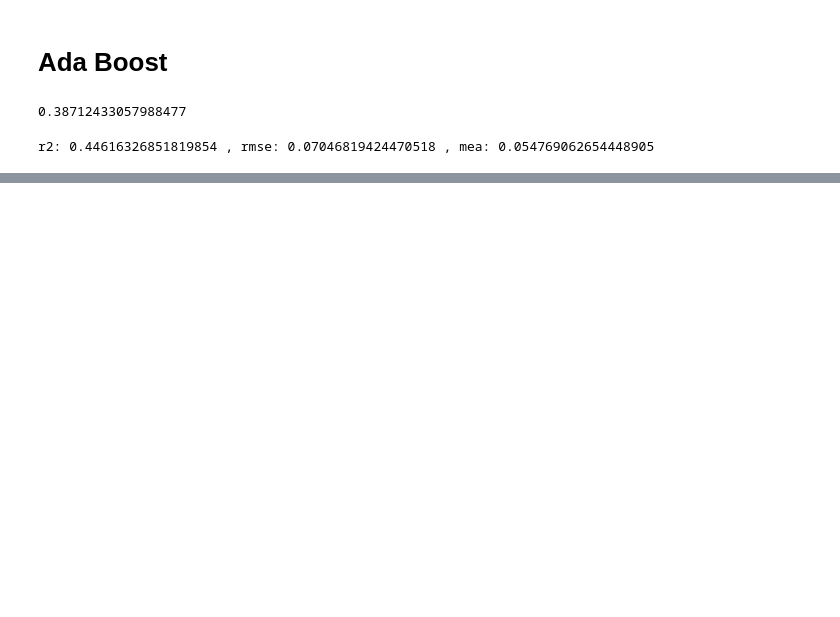
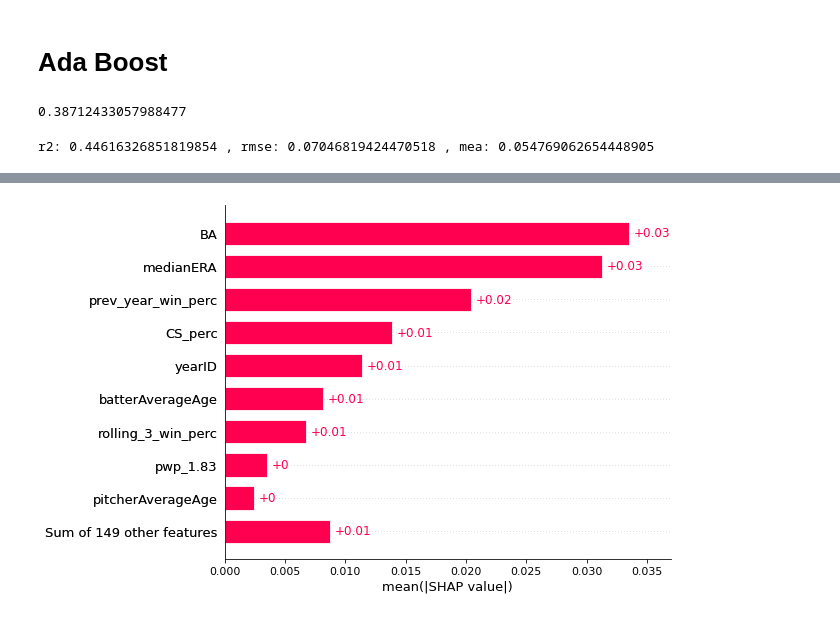
Before and after one commit to ShaliniR8/lahman-mlb, a Jupyter notebook: Models.ipynb, the cells around one changed output, grey strips where cells are left out. Drawn from its saved outputs; the diff is of its cells as text; code cells hidden in the pictures; blank space fills up the shorter version.

```diff
--- a/Models.ipynb
+++ b/Models.ipynb
@@ -150,0 +277,7 @@ r2: 0.44616326851819854 , rmse: 0.07046819424470518 , mea: 0.054769062654448905
+# %%
+explainer = shap.Explainer(gbr)
+shap_values = explainer(X_test)
+# %%
+shap.plots.bar(shap_values, max_display=10)
+# %% [output]
+[figure, added]
```
Also changed, not shown: parts of 33 cells of this notebook.
